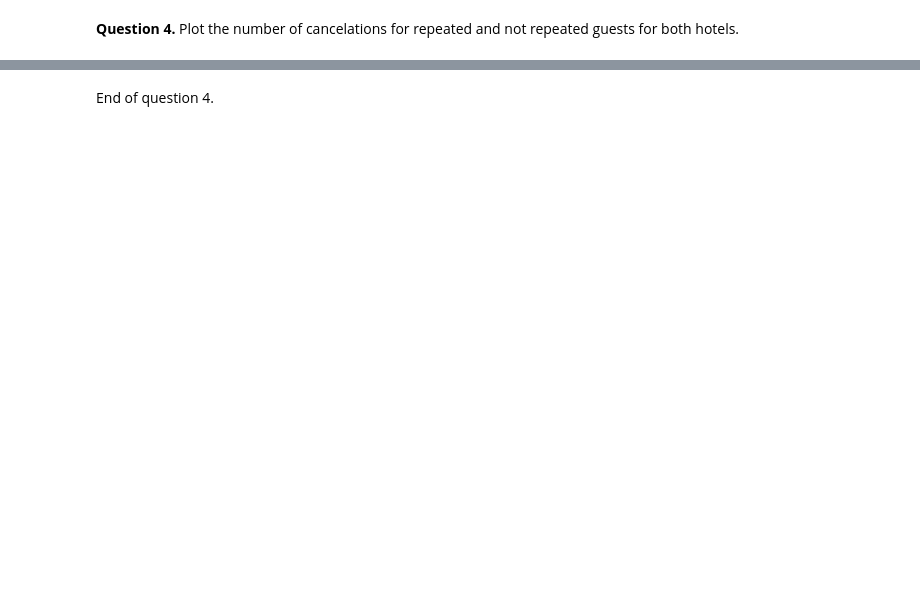
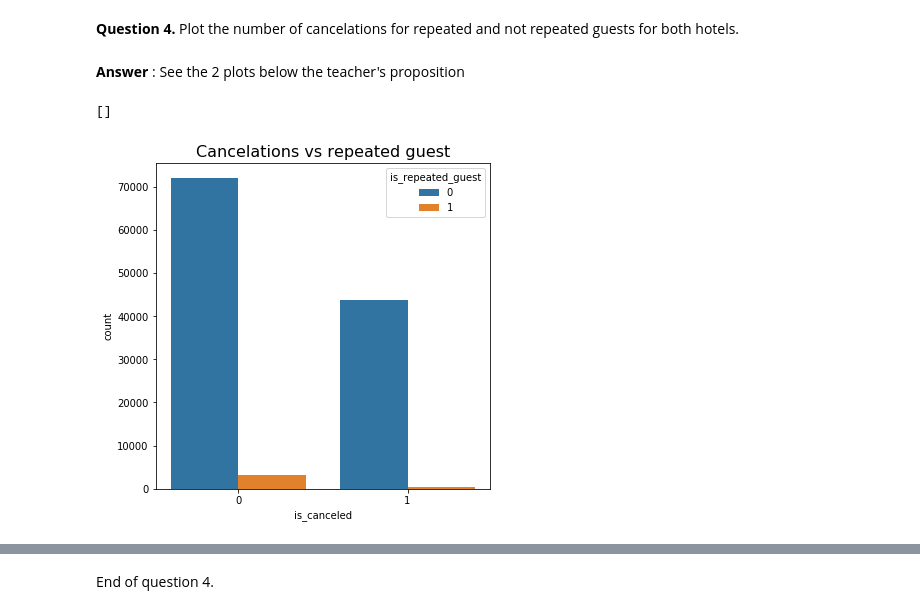
Before and after one commit to ARKEnsae/DM_ML_3A, a Jupyter notebook: TP2/TP2_KA_IB.ipynb, the cells around one changed output, grey strips where cells are left out. Drawn from its saved outputs; the diff is of its cells as text; code cells hidden in the pictures; blank space fills up the shorter version.

```diff
--- a/TP2/TP2_KA_IB.ipynb
+++ b/TP2/TP2_KA_IB.ipynb
@@ -323,2 +321,13 @@ plt.show()
 # %% [markdown]
 **Question 4.** Plot the number of cancelations for repeated and not repeated guests for both hotels.
+# %% [markdown]
+**Answer** : See the 2 plots below the teacher's proposition
+# %%
+# For both hotels at the same time (teacher's proposition)
+plt.figure(figsize=(6, 6))
+sns.countplot(x="is_canceled", hue='is_repeated_guest', data=data)
+plt.title("Cancelations vs repeated guest", fontsize=16)
+plt.plot()
+# %% [output]
+[]
+[figure, added]
```
Also changed, not shown: parts of 31 cells of this notebook.
